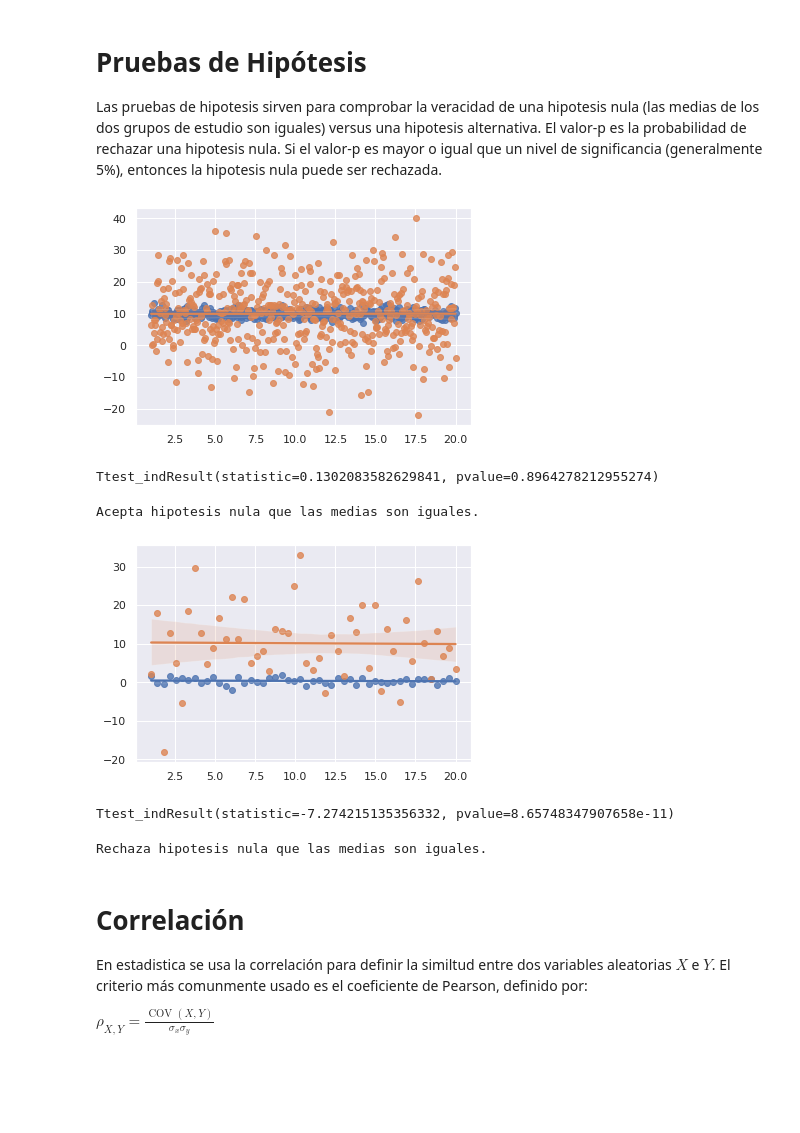
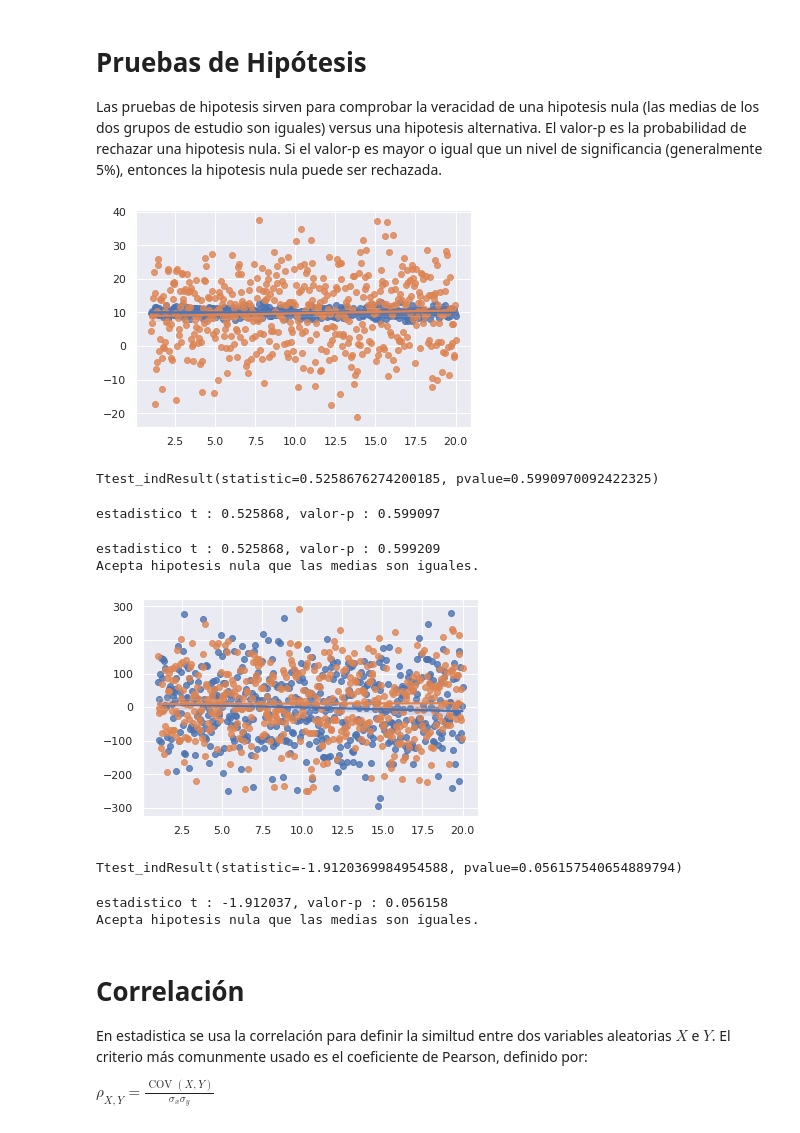
Before and after one commit to sherna90/analisis_algoritmos, a Jupyter notebook: 2.-diseno_experimentos.ipynb, the cells around one changed output. Drawn from its saved outputs; the diff is of its cells as text; code cells hidden in the pictures; blank space fills up the shorter version.

```diff
--- a/2.-diseno_experimentos.ipynb
+++ b/2.-diseno_experimentos.ipynb
@@ -32,8 +32,6 @@ y_2=np.random.normal(10,10,samples)
 sns.regplot(x=x, y=y_1, fit_reg=True)
 sns.regplot(x=x, y=y_2, fit_reg=True)
 plt.show()
-
-print(stats.ttest_ind(y_1,y_2))
 # %% [output]
-[figure, old version]
+[figure, new version]
-Ttest_indResult(statistic=0.1302083582629841, pvalue=0.8964278212955274)
+Ttest_indResult(statistic=0.5258676274200185, pvalue=0.5990970092422325)
@@ -40,5 +43,17 @@ Ttest_indResult(statistic=0.1302083582629841, pvalue=0.8964278212955274)
+# %%
+from scipy.stats import t
+
+# standard error on the difference between the samples
+sed = np.sqrt(se1**2.0 + se2**2.0)
+t_stat = (mean1 - mean2) / sed
+df = n1 + n2 - 2
+p = (1 - t.cdf(abs(t_stat), df)) * 2
+print('estadistico t : {0:2f}, valor-p : {1:2f}   '.format(t_stat,p))
+# %% [output]
+estadistico t : 0.525868, valor-p : 0.599097
 # %%
-stat,p_value=stats.ttest_ind(y_1,y_2)
+stat,p_value=stats.ttest_ind(y_1,y_2,equal_var=False)
+print('estadistico t : {0:2f}, valor-p : {1:2f}   '.format(stat,p_value))
 alpha=0.05
 # interpret via p-value
 if p_value > alpha:
@@ -46,26 +61,28 @@ if p_value > alpha:
 else:
 	print('Rechaza hipotesis nula que las medias son iguales.')
 # %% [output]
+estadistico t : 0.525868, valor-p : 0.599209
 Acepta hipotesis nula que las medias son iguales.
 # %%
 # medias distintas
-samples=50
+samples=500
 
 x=np.linspace(1,20,samples)
 
-y_3=np.random.normal(0,1,samples)
-y_4=np.random.normal(10,10,samples)
+y_3=np.random.normal(0,100,samples)
+y_4=np.random.normal(10,100,samples)
 
 sns.regplot(x=x, y=y_3, fit_reg=True)
 sns.regplot(x=x, y=y_4, fit_reg=True)
 plt.show()
 
 print(stats.ttest_ind(y_3,y_4))
 # %% [output]
-[figure, old version]
+[figure, new version]
-Ttest_indResult(statistic=-7.274215135356332, pvalue=8.65748347907658e-11)
+Ttest_indResult(statistic=-1.9120369984954588, pvalue=0.056157540654889794)
 # %%
-stat,p_value=stats.ttest_ind(y_3,y_4,equal_var=False)
+stat,p_value=stats.ttest_ind(y_3,y_4,equal_var=True)
+print('estadistico t : {0:2f}, valor-p : {1:2f}   '.format(stat,p_value))
 alpha=0.05
 # interpret via p-value
 if p_value > alpha:
@@ -73,7 +90,8 @@ if p_value > alpha:
 else:
 	print('Rechaza hipotesis nula que las medias son iguales.')
 # %% [output]
-Rechaza hipotesis nula que las medias son iguales.
+estadistico t : -1.912037, valor-p : 0.056158
+Acepta hipotesis nula que las medias son iguales.
 # %% [markdown]
 # Correlación
 
```
Also changed, not shown: parts of 1 cell of this notebook.
